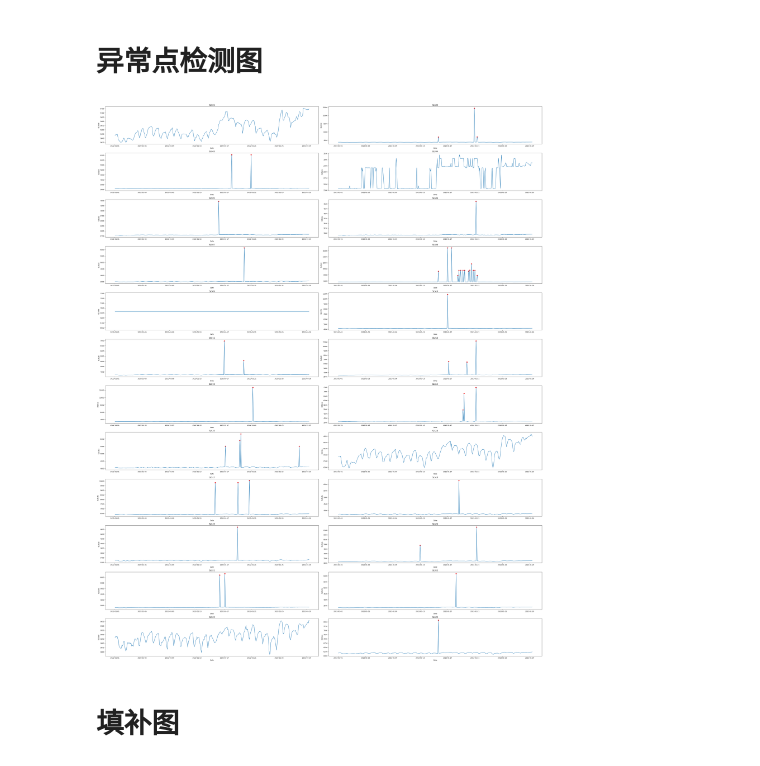
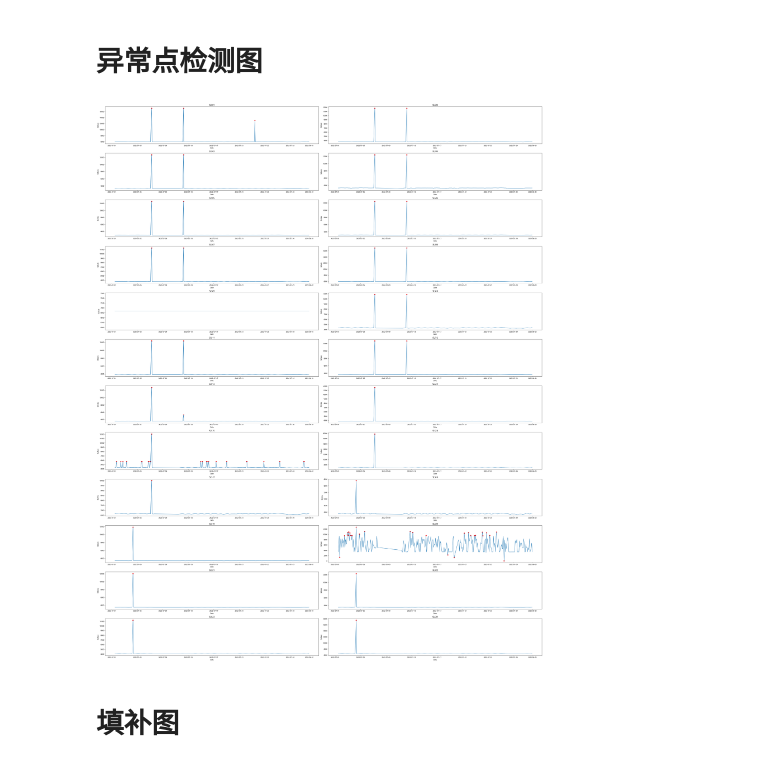
Before and after one commit to Yanzeyi/Hb_bridge, a Jupyter notebook: test.ipynb, the cells around one changed output. Cells and saved outputs as stored; diff of their text form; code cells hidden in the pictures.

```diff
--- a/test.ipynb
+++ b/test.ipynb
@@ -4,7 +4,7 @@ from error_detect import *
 # %% [markdown]
 #  写入你的数据库路径
 # %%
-file_path = r"D:\Jilin_university\Harbin_bridge_pro\原始数据-按月\原始数据-按月\2022-01.csv" #导入数据库路径
+file_path = r"D:\Jilin_university\Harbin_bridge_pro\原始数据-按月\原始数据-按月\2022-07.csv" #导入数据库路径
 # %%
 dl = ds_load(file_path) #加载数据库
 # %% [markdown]
@@ -78,28 +78,30 @@ dl.detect_error_pic(SLdata_list, error_index_list1)
 # %%
 ts = three_sigma()
 iosfor = iostation_forest()
 km = k_means()
+s = svm_()
 
 fg = plt.figure(figsize = (40, 50))
 for i in range(1, 25, 1):
     sensor_id = "SLS" + "0" + str(i) if i < 10 else "SLS" + str(i)
 
     SLData_list = dl.SLData_dict[sensor_id]
     SLMdate_list = dl.SLMdata_dict[sensor_id]
 
+#     error_index_list = km.k_means_train(2, dl.SLData_dict[sensor_id])
     error_index_list = ts.three_sigma_(dl.SLData_dict[sensor_id])
 #     plot_index = int(str(122) + str(i))
     ax = fg.add_subplot(12,2,i)
     ax.plot(dl.SLMdata_dict[sensor_id], dl.SLData_dict[sensor_id])
     ax.set_xlabel("Date")
     ax.set_ylabel("SLDate")
     ax.set_title(sensor_id)
     for error_index in error_index_list:
         ax.scatter(SLMdate_list[error_index], SLData_list[error_index], c = "r")
 fg.tight_layout()
 # ax1.rcParams["figure.figsize"] = (20, 10)
 # %% [output]
-[figure, old version]
+[figure, new version]
 # %% [markdown]
 # 填补图
 # %%
```
Also changed, not shown: parts of 1 cell of this notebook, 3 other files.
